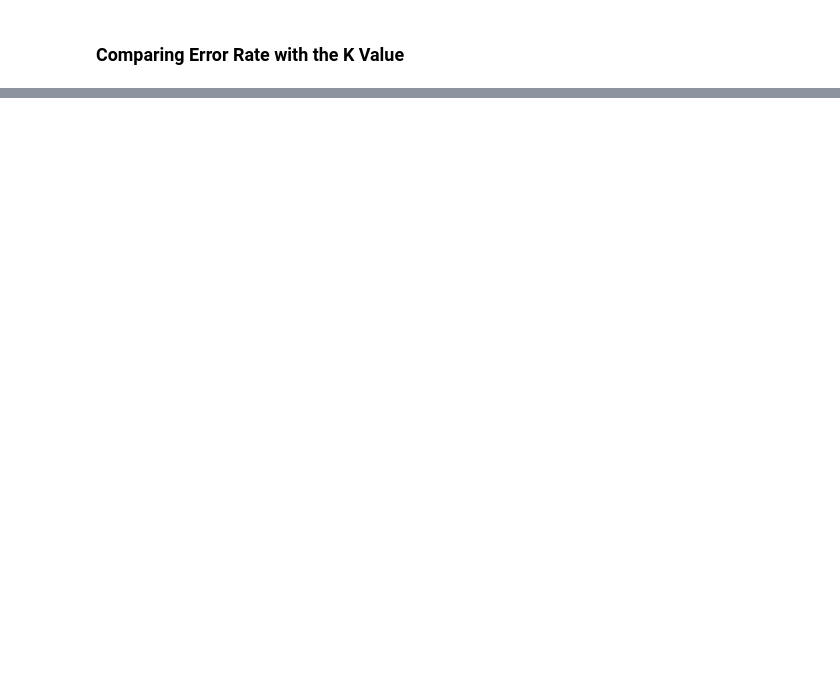
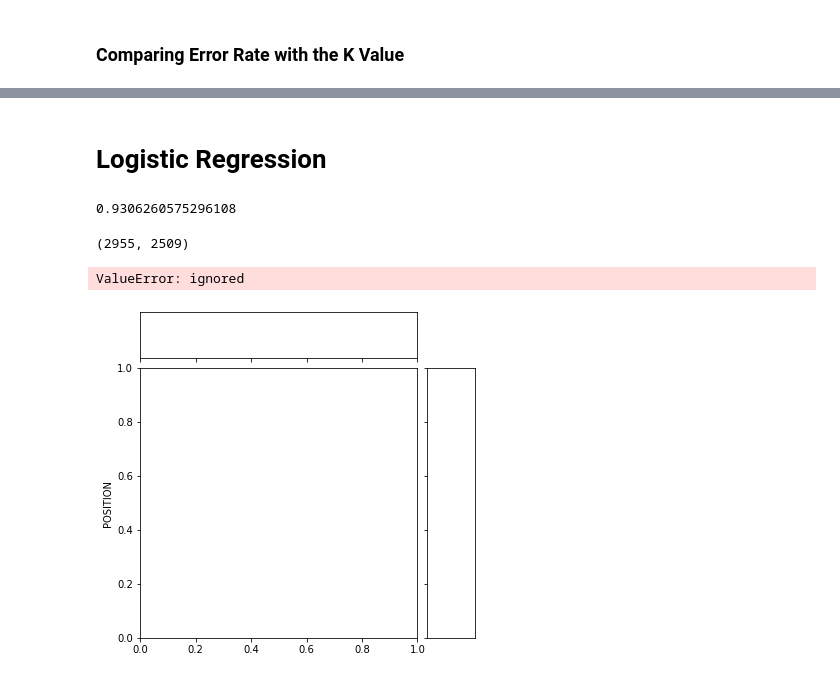
Before and after one commit to NehaAgarwal2598/election_parameters, a Jupyter notebook: election_analysis.ipynb, the cells around one changed output, grey strips where cells are left out. Saved outputs shown, nothing was run; the diff lists cells and outputs as text; code cells hidden in the pictures; blank space fills up the shorter version.

```diff
--- a/election_analysis.ipynb
+++ b/election_analysis.ipynb
@@ -154,0 +357,2 @@ plt.ylabel('Mean Error')
+# %% [markdown]
+# Logistic Regression
@@ -154,0 +364,13 @@ plt.ylabel('Mean Error')
+# %%
+result.score(X_test, y_test)
+# %% [output]
+0.9306260575296108
+# %%
+X.shape
+# %% [output]
+(2955, 2509)
+# %%
+sns.jointplot(x=X, y=y, logistic=True)
+# %% [output]
+ValueError: ignored
+[figure, added]
```
Also changed, not shown: parts of 19 cells of this notebook.
